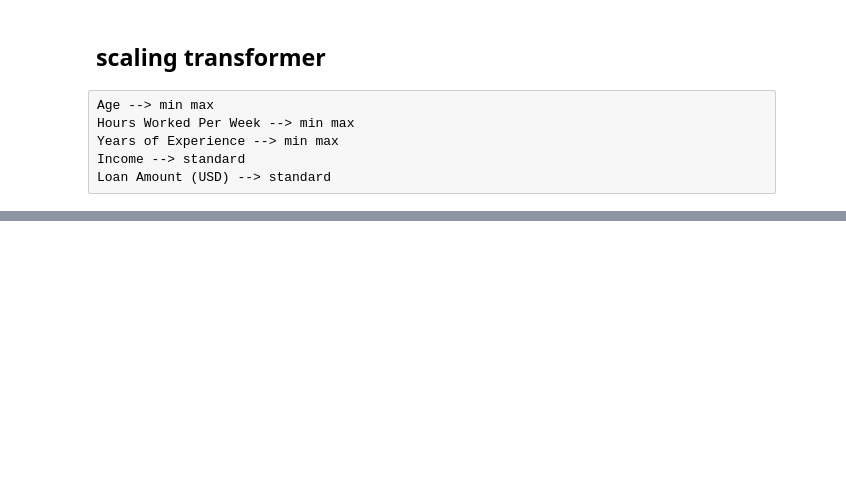
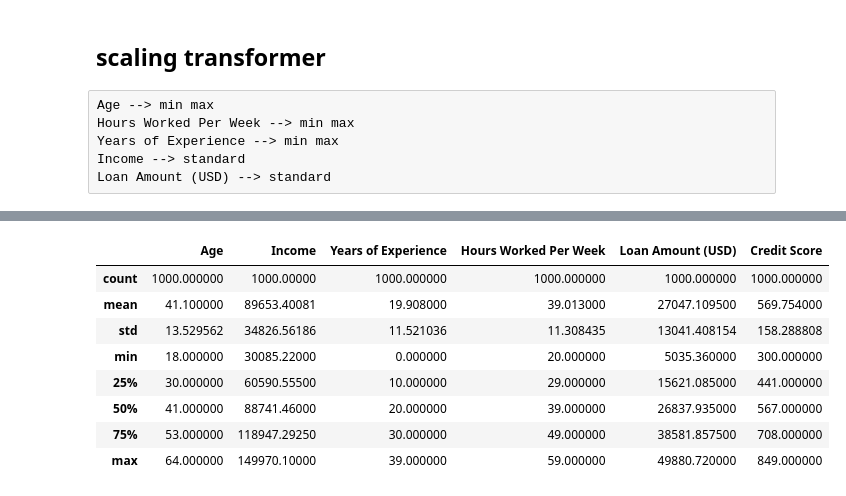
Before and after one commit to shivam188132/MY_machine_learning, a Jupyter notebook: pipelines.ipynb, the cells around one changed output, grey strips where cells are left out. Cells and saved outputs as stored; diff of their text form; code cells hidden in the pictures; blank space fills up the shorter version.

```diff
--- a/pipelines.ipynb
+++ b/pipelines.ipynb
@@ -121,0 +245,12 @@ print(X_train.shape)
+# %%
+df.describe()
+# %% [output]
+|  | Age | Income | Years of Experience | Hours Worked Per Week | Loan Amount (USD) | Credit Score |
+| count | 1000.000000 | 1000.00000 | 1000.000000 | 1000.000000 | 1000.000000 | 1000.000000 |
+| mean | 41.100000 | 89653.40081 | 19.908000 | 39.013000 | 27047.109500 | 569.754000 |
+| std | 13.529562 | 34826.56186 | 11.521036 | 11.308435 | 13041.408154 | 158.288808 |
+| min | 18.000000 | 30085.22000 | 0.000000 | 20.000000 | 5035.360000 | 300.000000 |
+| 25% | 30.000000 | 60590.55500 | 10.000000 | 29.000000 | 15621.085000 | 441.000000 |
+| 50% | 41.000000 | 88741.46000 | 20.000000 | 39.000000 | 26837.935000 | 567.000000 |
+| 75% | 53.000000 | 118947.29250 | 30.000000 | 49.000000 | 38581.857500 | 708.000000 |
+| max | 64.000000 | 149970.10000 | 39.000000 | 59.000000 | 49880.720000 | 849.000000 |
```
Also changed, not shown: parts of 16 cells of this notebook.
